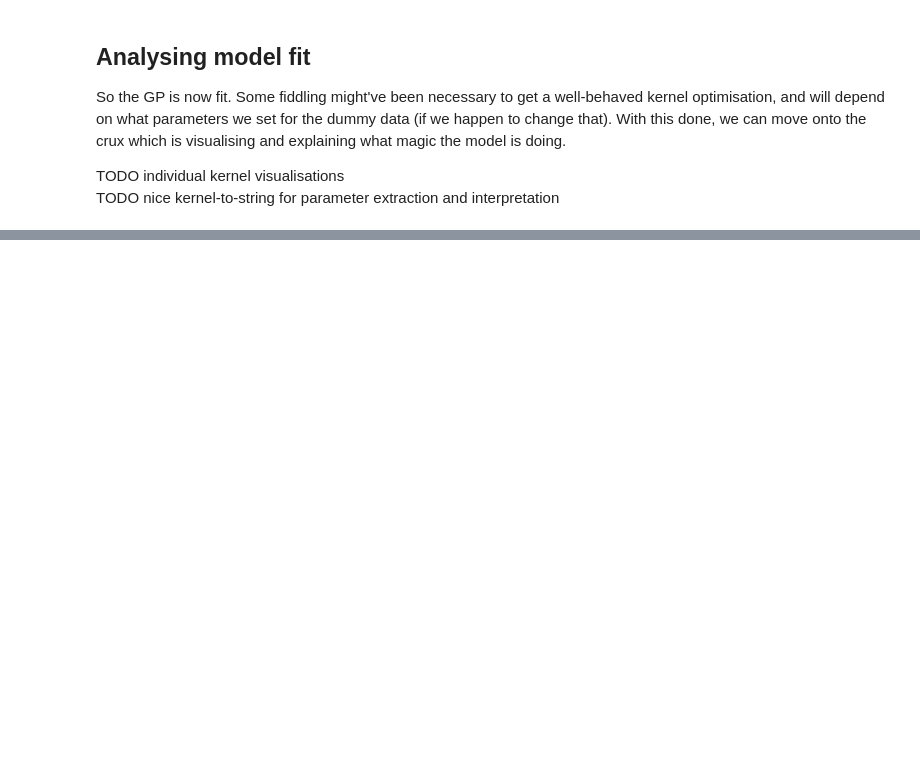
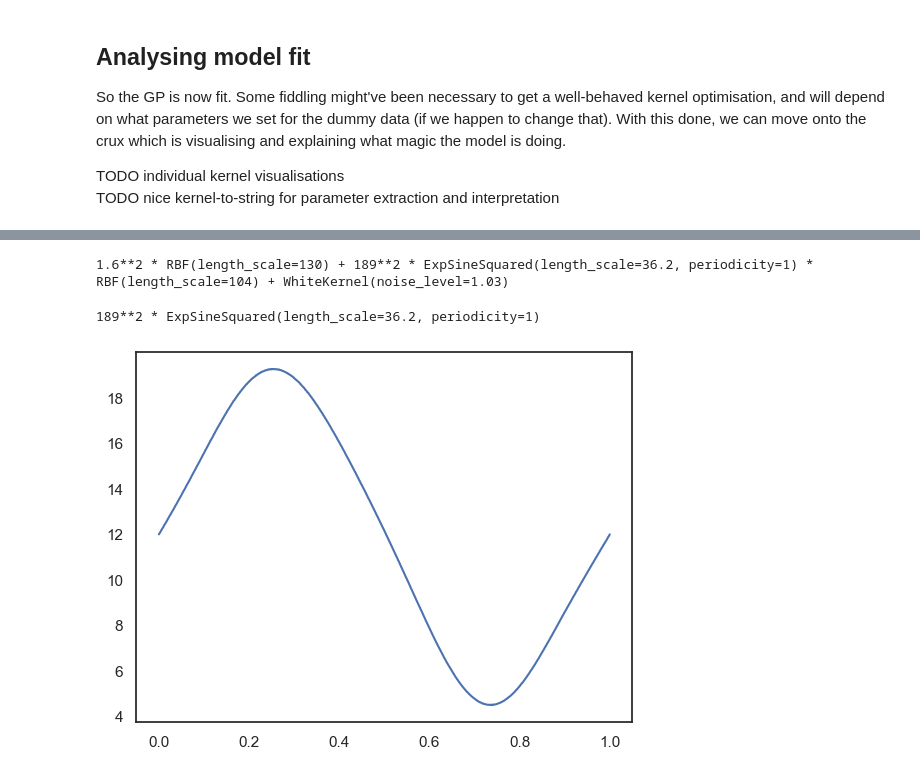
Before and after one commit to EthanGTJones/STAT3008-Group-Project, a Jupyter notebook: artificial_data.ipynb, the cells around one changed output, grey strips where cells are left out. Saved outputs shown, nothing was run; the diff lists cells and outputs as text; code cells hidden in the pictures; blank space fills up the shorter version.

```diff
--- a/artificial_data.ipynb
+++ b/artificial_data.ipynb
@@ -185,0 +196,19 @@ visualise_gpr(gp, data, true_fn, START, END + FORECAST, N_POINTS)
+# %%
+gp.kernel_
+# %% [output]
+1.6**2 * RBF(length_scale=130) + 189**2 * ExpSineSquared(length_scale=36.2, periodicity=1) * RBF(length_scale=104) + WhiteKernel(noise_level=1.03)
+# %%
+print(gp.kernel_.k1.k2.k1)
+
+k1 = gp.kernel_.k1.k2.k1
+gp_trend = GaussianProcessRegressor(kernel=k1, alpha=1e-6, optimizer=None)
+gp_trend.fit(X, y)
+
+x_k1 = np.linspace(START, 1, 1000)
+y_k1 = gp_trend.predict(x_k1.reshape(-1, 1)) + y_mean
+
+sns.lineplot(x=x_k1, y=y_k1)
+plt.show()
+# %% [output]
+189**2 * ExpSineSquared(length_scale=36.2, periodicity=1)
+[figure, added]
```
Also changed, not shown: parts of 10 cells of this notebook.
